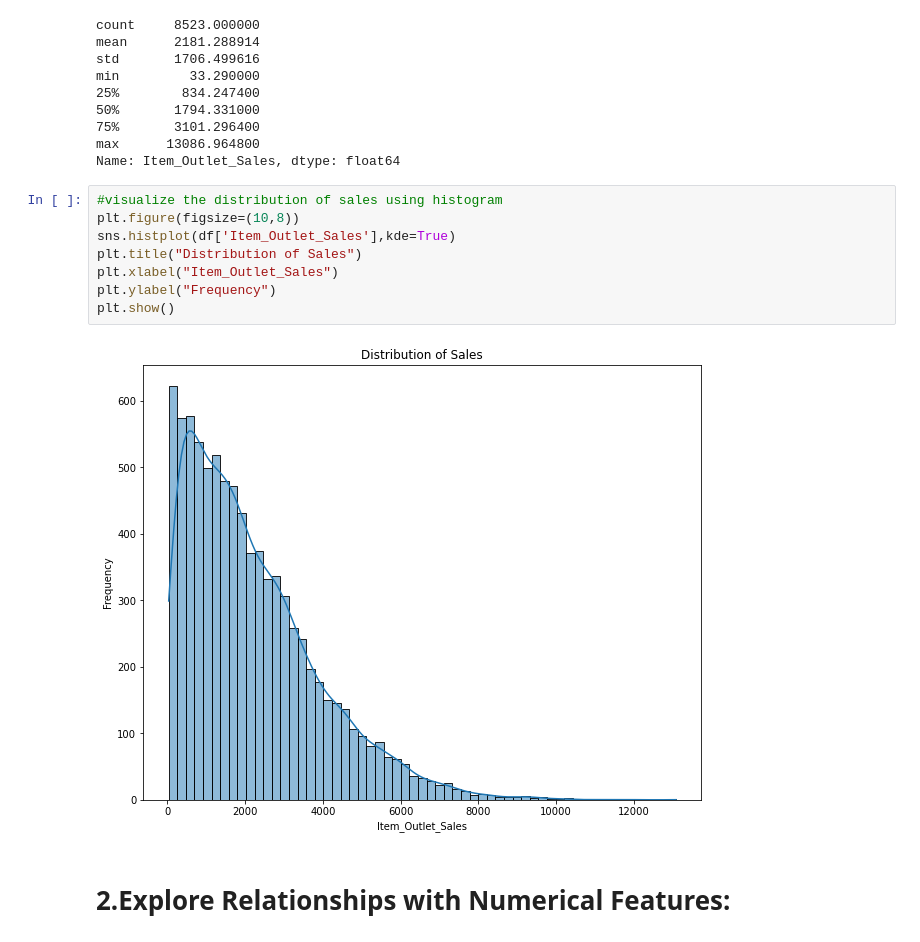
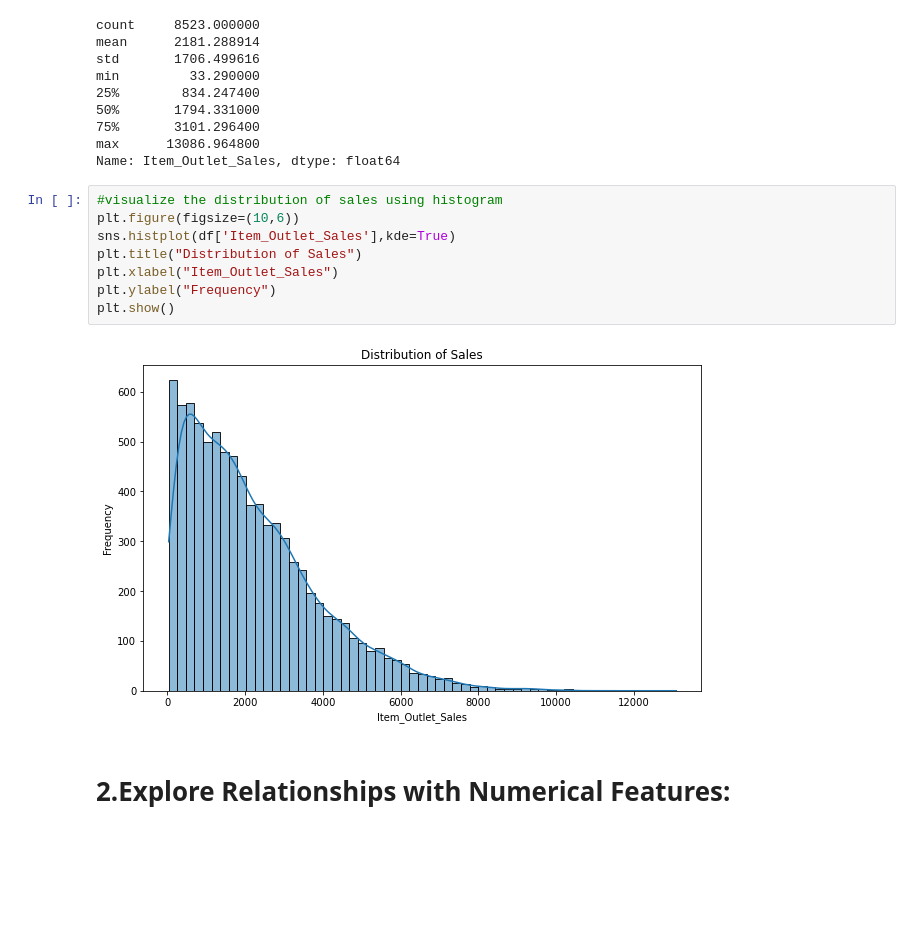
Before and after one commit to husanbano123/Big_Mart_Sales_Predictions, a Jupyter notebook: big_mart_sale_analysis.ipynb, the cells around one changed output. Saved outputs shown, nothing was run; the diff lists cells and outputs as text; blank space fills up the shorter version.

```diff
--- a/big_mart_sale_analysis.ipynb
+++ b/big_mart_sale_analysis.ipynb
@@ -227,14 +227,14 @@ max      13086.964800
 Name: Item_Outlet_Sales, dtype: float64
 # %%
 #visualize the distribution of sales using histogram
-plt.figure(figsize=(10,8))
+plt.figure(figsize=(10,6))
 sns.histplot(df['Item_Outlet_Sales'],kde=True)
 plt.title("Distribution of Sales")
 plt.xlabel("Item_Outlet_Sales")
 plt.ylabel("Frequency")
 plt.show()
 # %% [output]
-[figure, old version]
+[figure, new version]
 # %% [markdown]
 # 2.Explore Relationships with Numerical Features:
 # %%
```
Also changed, not shown: parts of 37 cells of this notebook.
